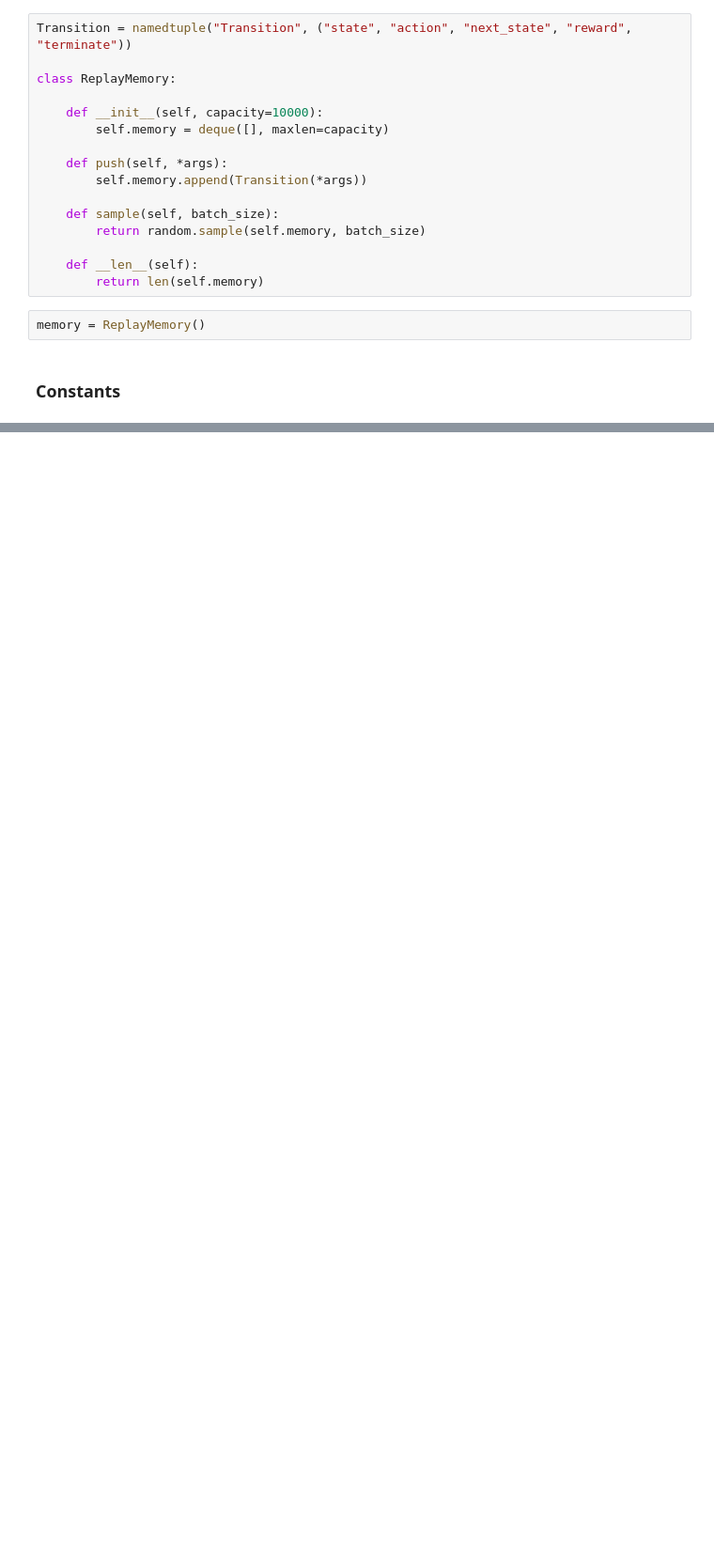
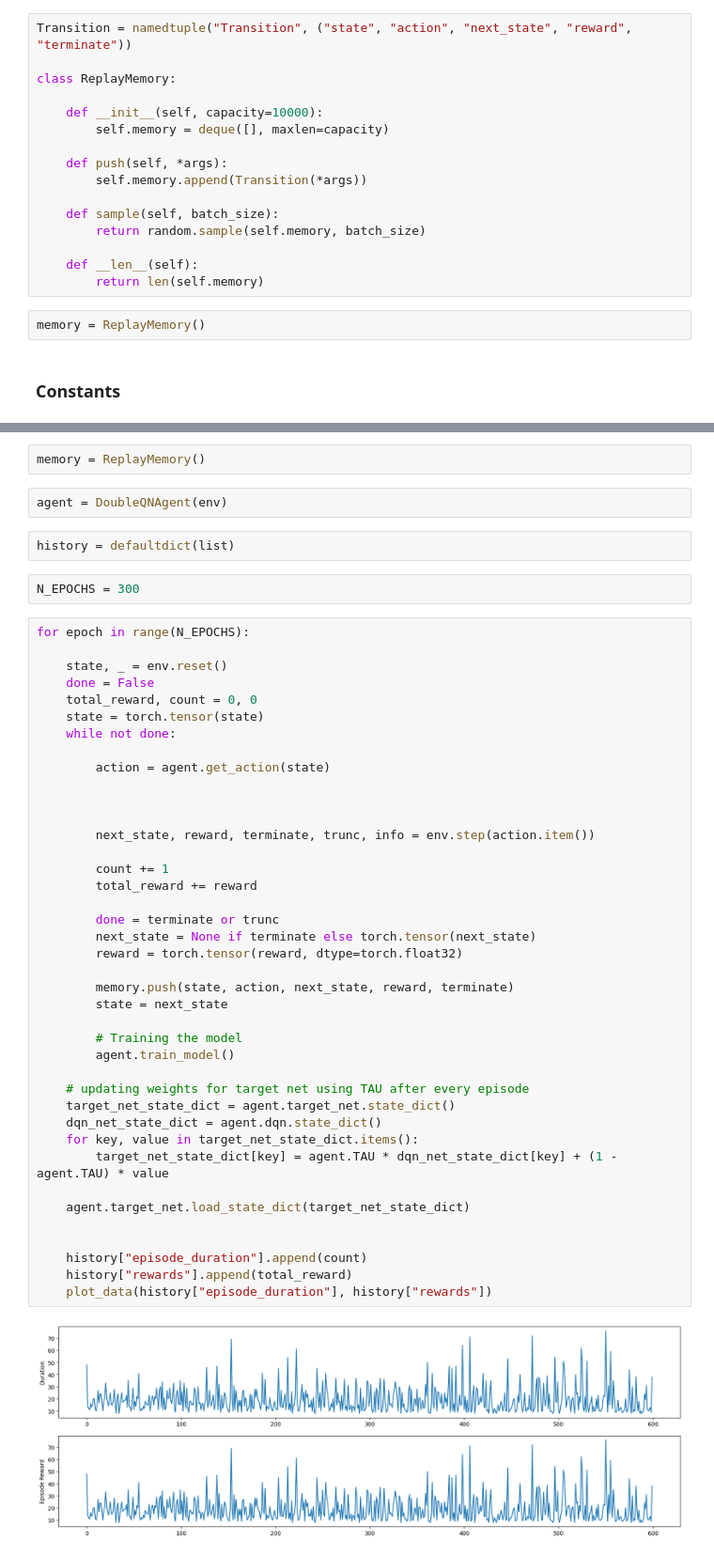
Before and after one commit to ritikjain51/open-AI-GYM, a Jupyter notebook: CartPoleV1-DQN.ipynb, the cells around one changed output, grey strips where cells are left out. Shown at 94% size. Saved outputs shown, nothing was run; the diff lists cells and outputs as text; blank space fills up the shorter version.

Commit message:
DQN and DoubleDQN for CartPole

```diff
--- a/CartPoleV1-DQN.ipynb
+++ b/CartPoleV1-DQN.ipynb
@@ -126,0 +282,50 @@ torch.tensor([1,2,3]).argmax().item()
+# %%
+memory = ReplayMemory()
+# %%
+agent = DoubleQNAgent(env)
+# %%
+history = defaultdict(list)
+# %%
+N_EPOCHS = 300
+# %%
+for epoch in range(N_EPOCHS):
+
+    state, _ = env.reset()
+    done = False
+    total_reward, count = 0, 0
+    state = torch.tensor(state)
+    while not done:
+
+        action = agent.get_action(state)
+
+
+
+        next_state, reward, terminate, trunc, info = env.step(action.item())
+
+        count += 1
+        total_reward += reward
+
+        done = terminate or trunc
+        next_state = None if terminate else torch.tensor(next_state)
+        reward = torch.tensor(reward, dtype=torch.float32)
+
+        memory.push(state, action, next_state, reward, terminate)
+        state = next_state
+
+        # Training the model
+        agent.train_model()
+
+    # updating weights for target net using TAU after every episode
+    target_net_state_dict = agent.target_net.state_dict()
+    dqn_net_state_dict = agent.dqn.state_dict()
+    for key, value in target_net_state_dict.items():
+        target_net_state_dict[key] = agent.TAU * dqn_net_state_dict[key] + (1 - agent.TAU) * value
+
+    agent.target_net.load_state_dict(target_net_state_dict)
+
+
+    history["episode_duration"].append(count)
+    history["rewards"].append(total_reward)
+    plot_data(history["episode_duration"], history["rewards"])
+# %% [output]
+[figure, added]
```
Also changed, not shown: parts of 14 cells of this notebook, 1 other file.
